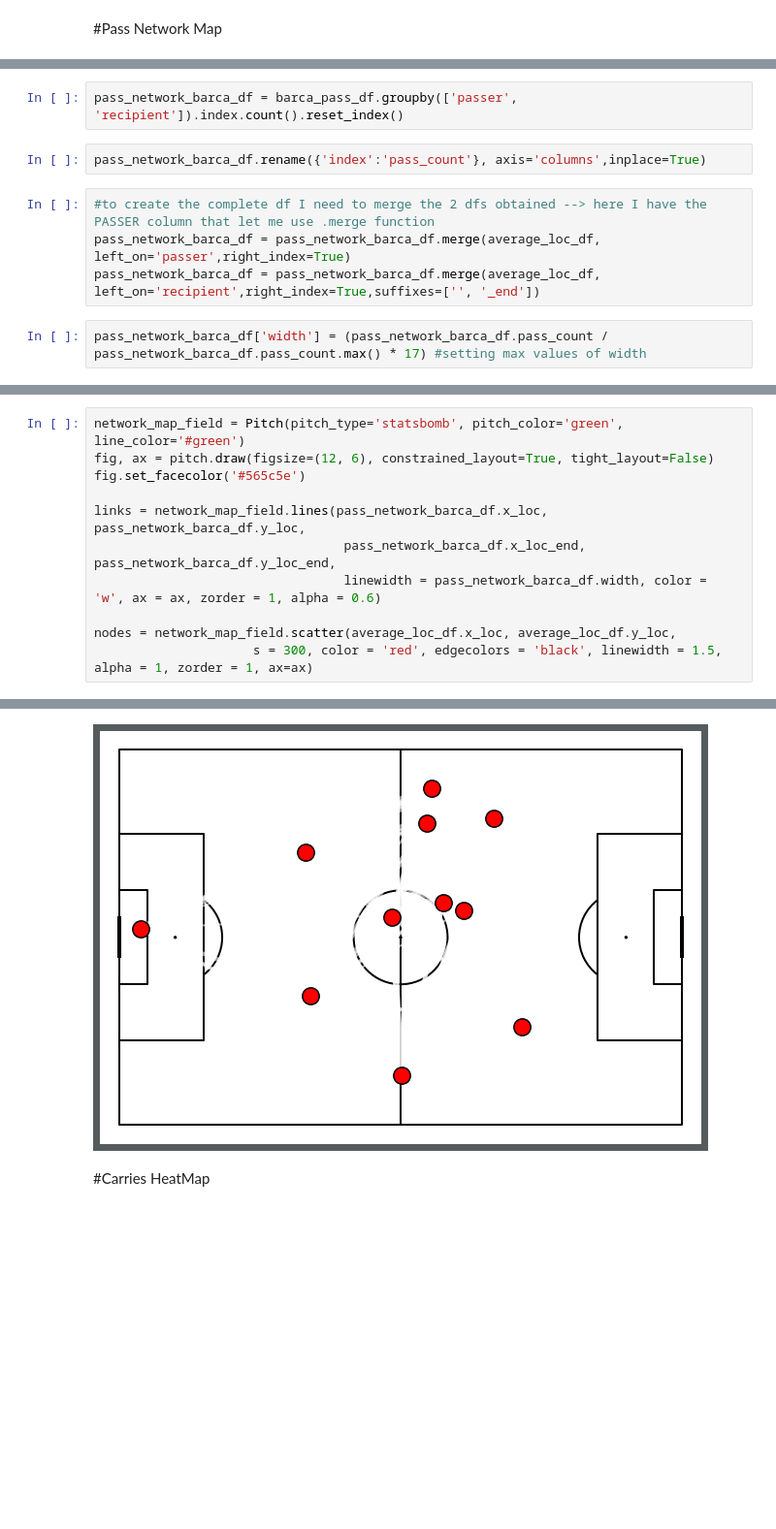
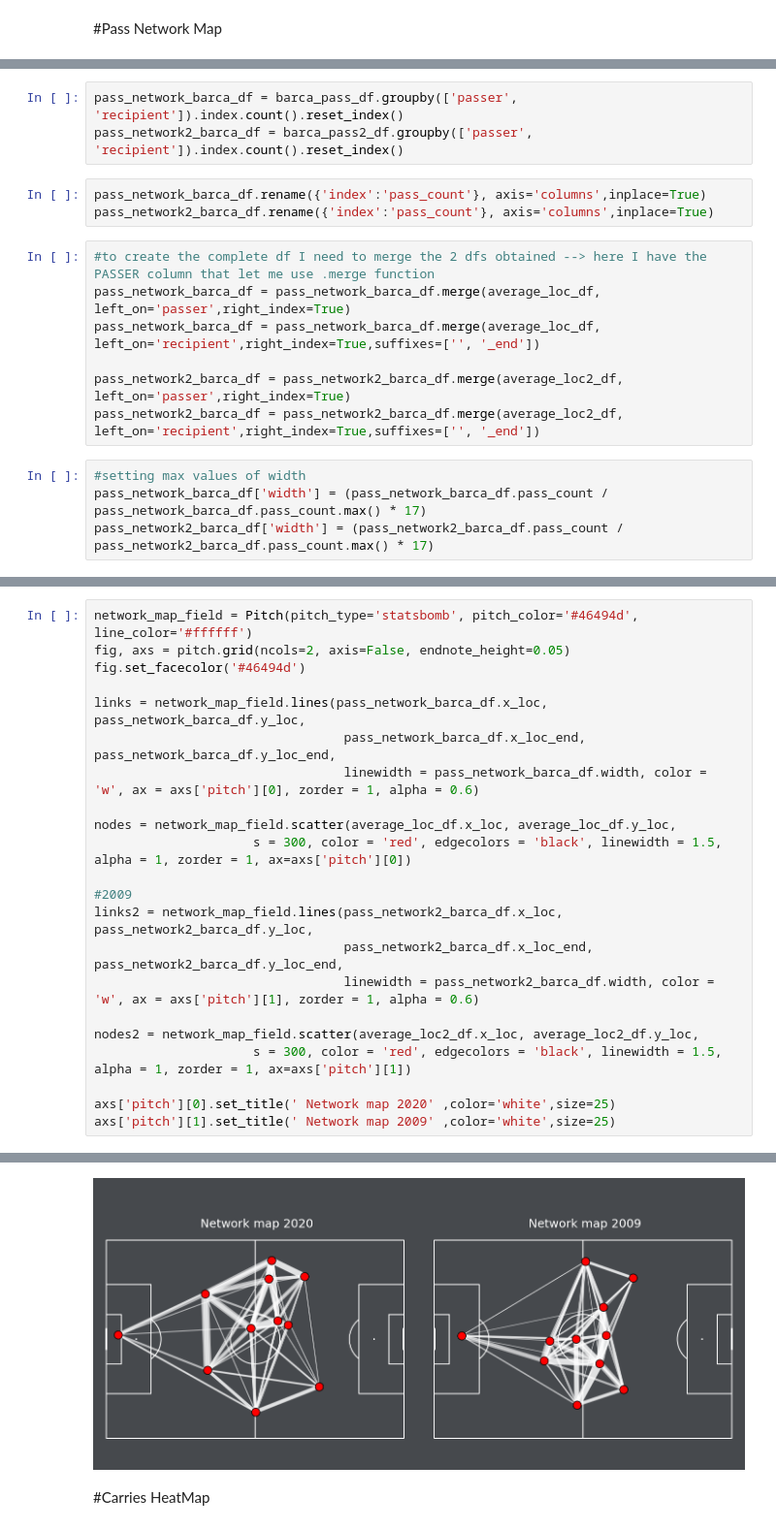
Before and after one commit to gianmarcozironelli/statsbomb_project, a Jupyter notebook: sb_project.ipynb, the cells around one changed output, grey strips where cells are left out. Shown at 97% size. Cells and saved outputs as stored; diff of their text form; blank space fills up the shorter version.

Commit message:
Pass map comparison + network map comparison

```diff
--- a/sb_project.ipynb
+++ b/sb_project.ipynb
@@ -483,13 +519,20 @@ average_loc_df.columns = ['x_loc', 'y_loc', 'count']
 # %%
 pass_network_barca_df = barca_pass_df.groupby(['passer', 'recipient']).index.count().reset_index()
+pass_network2_barca_df = barca_pass2_df.groupby(['passer', 'recipient']).index.count().reset_index()
 # %%
 pass_network_barca_df.rename({'index':'pass_count'}, axis='columns',inplace=True)
+pass_network2_barca_df.rename({'index':'pass_count'}, axis='columns',inplace=True)
 # %%
 #to create the complete df I need to merge the 2 dfs obtained --> here I have the PASSER column that let me use .merge function
 pass_network_barca_df = pass_network_barca_df.merge(average_loc_df, left_on='passer',right_index=True)
 pass_network_barca_df = pass_network_barca_df.merge(average_loc_df, left_on='recipient',right_index=True,suffixes=['', '_end'])
+
+pass_network2_barca_df = pass_network2_barca_df.merge(average_loc2_df, left_on='passer',right_index=True)
+pass_network2_barca_df = pass_network2_barca_df.merge(average_loc2_df, left_on='recipient',right_index=True,suffixes=['', '_end'])
 # %%
-pass_network_barca_df['width'] = (pass_network_barca_df.pass_count / pass_network_barca_df.pass_count.max() * 17) #setting max values of width
+#setting max values of width
+pass_network_barca_df['width'] = (pass_network_barca_df.pass_count / pass_network_barca_df.pass_count.max() * 17)
+pass_network2_barca_df['width'] = (pass_network2_barca_df.pass_count / pass_network2_barca_df.pass_count.max() * 17)
 # %%
 min_transparency = 0.3
 c_transparency = pass_network_barca_df.pass_count / pass_network_barca_df.pass_count.max()
@@ -497,12 +543,23 @@ c_transparency = (c_transparency * (1 - min_transparency)) + min_transparency
 # %%
-network_map_field = Pitch(pitch_type='statsbomb', pitch_color='green', line_color='#green')
-fig, ax = pitch.draw(figsize=(12, 6), constrained_layout=True, tight_layout=False)
-fig.set_facecolor('#565c5e')
+network_map_field = Pitch(pitch_type='statsbomb', pitch_color='#46494d', line_color='#ffffff')
+fig, axs = pitch.grid(ncols=2, axis=False, endnote_height=0.05)
+fig.set_facecolor('#46494d')
 
 links = network_map_field.lines(pass_network_barca_df.x_loc, pass_network_barca_df.y_loc,
                                  pass_network_barca_df.x_loc_end, pass_network_barca_df.y_loc_end,
-                                 linewidth = pass_network_barca_df.width, color = 'w', ax = ax, zorder = 1, alpha = 0.6)
+                                 linewidth = pass_network_barca_df.width, color = 'w', ax = axs['pitch'][0], zorder = 1, alpha = 0.6)
 
 nodes = network_map_field.scatter(average_loc_df.x_loc, average_loc_df.y_loc,
-                     s = 300, color = 'red', edgecolors = 'black', linewidth = 1.5, alpha = 1, zorder = 1, ax=ax)
+                     s = 300, color = 'red', edgecolors = 'black', linewidth = 1.5, alpha = 1, zorder = 1, ax=axs['pitch'][0])
+
+#2009
+links2 = network_map_field.lines(pass_network2_barca_df.x_loc, pass_network2_barca_df.y_loc,
+                                 pass_network2_barca_df.x_loc_end, pass_network2_barca_df.y_loc_end,
+                                 linewidth = pass_network2_barca_df.width, color = 'w', ax = axs['pitch'][1], zorder = 1, alpha = 0.6)
+
+nodes2 = network_map_field.scatter(average_loc2_df.x_loc, average_loc2_df.y_loc,
+                     s = 300, color = 'red', edgecolors = 'black', linewidth = 1.5, alpha = 1, zorder = 1, ax=axs['pitch'][1])
+
+axs['pitch'][0].set_title(' Network map 2020' ,color='white',size=25)
+axs['pitch'][1].set_title(' Network map 2009' ,color='white',size=25)
 # %% [output]
@@ -509,4 +567,4 @@ nodes = network_map_field.scatter(average_loc_df.x_loc, average_loc_df.y_loc,
-[figure, old version]
+[figure, new version]
 # %% [markdown]
 #Carries HeatMap
 # %%
```
Also changed, not shown: parts of 22 cells of this notebook.
